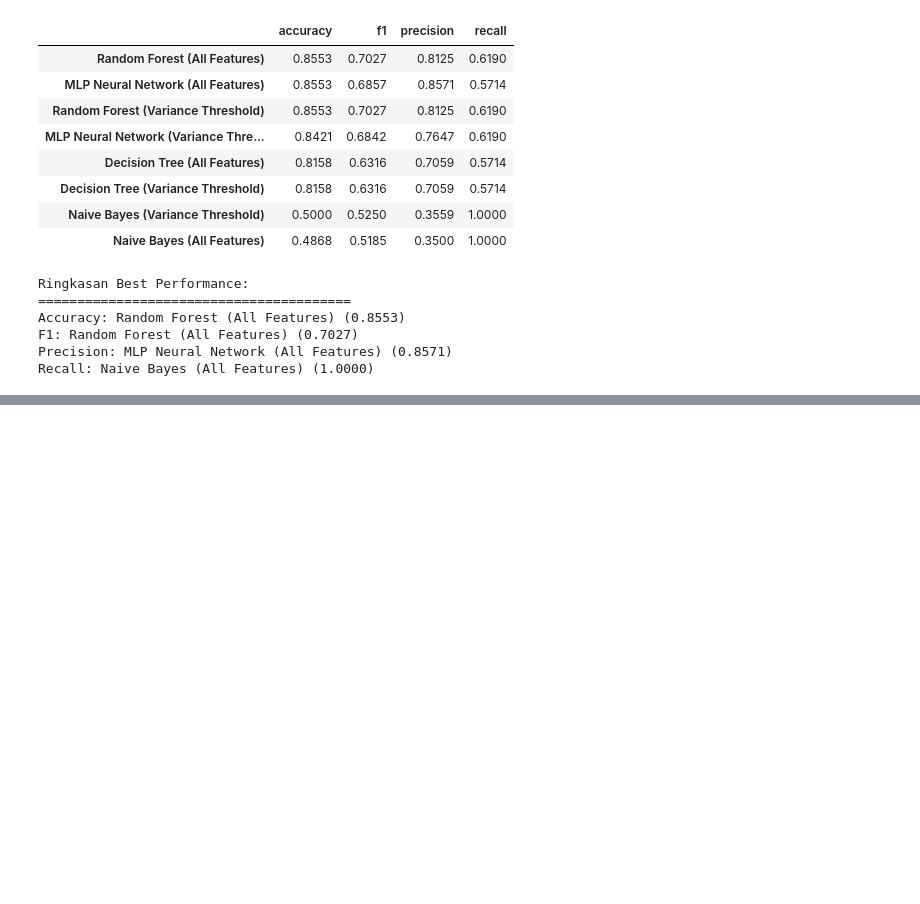
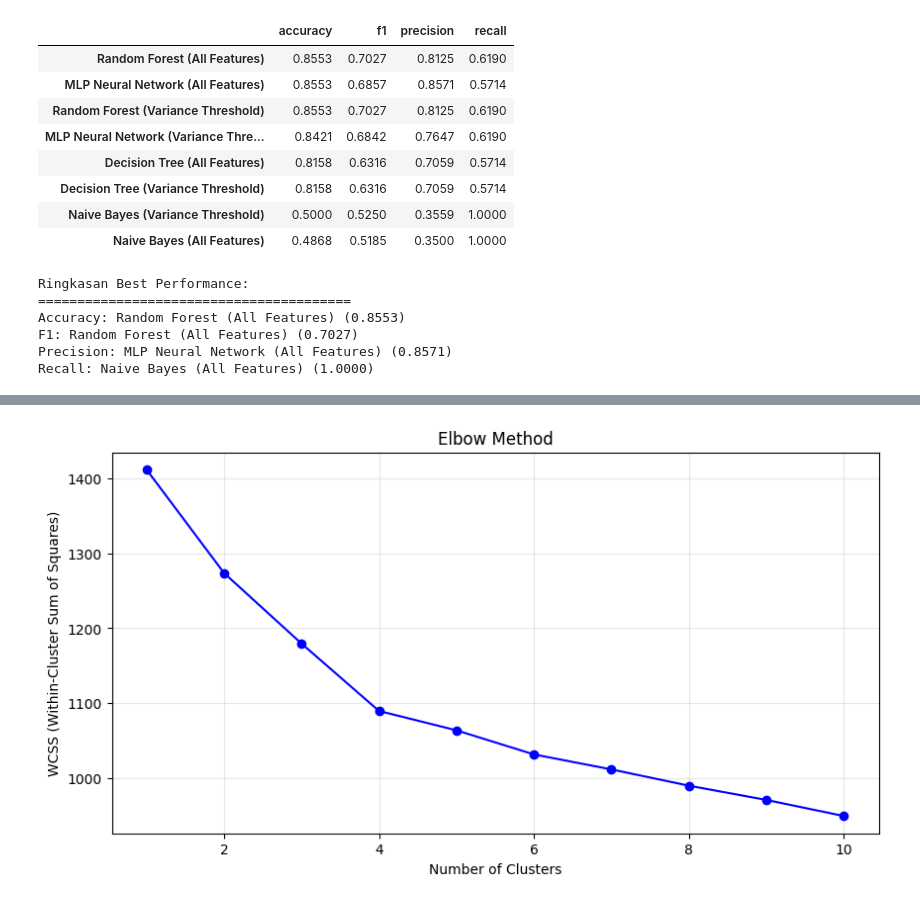
Before and after one commit to Ardavaa/matkul-machine_learning, a Jupyter notebook: 5_tugas_besar/main.ipynb, the cells around one changed output, grey strips where cells are left out. Drawn from its saved outputs; the diff is of its cells as text; code cells hidden in the pictures; blank space fills up the shorter version.

```diff
--- a/5_tugas_besar/main.ipynb
+++ b/5_tugas_besar/main.ipynb
@@ -884,0 +956,15 @@ Menariknya, variance threshold feature selection **tidak meningkatkan** performa
+# %%
+def show_elbow_method(X, max_clusters=10, random_state=42):
+    wcss = []
+    for i in range(1, max_clusters + 1):
+        kmeans = KMeans(n_clusters=i, random_state=random_state)
+        kmeans.fit(X)
+        wcss.append(kmeans.inertia(X))
+
+    plt.figure(figsize=(10, 5))
+    plt.plot(range(1, max_clusters + 1), wcss, marker='o', linestyle='-', color='b')
+    plt.title('Elbow Method')
+    plt.xlabel('Number of Clusters')
+    plt.ylabel('WCSS (Within-Cluster Sum of Squares)')
+    plt.grid(True, alpha=0.3)
+    plt.show()
@@ -884,0 +983,10 @@ Menariknya, variance threshold feature selection **tidak meningkatkan** performa
+# %%
+df_scaled = df.copy()
+
+scaler = MinMaxScaler()
+
+# fit dan transform data untuk di scaling pada kolom numerik
+df_scaled[num_cols] = scaler.fit_transform(df_scaled[num_cols])
+
+# preview data setelah di scaling
+df_scaled.head()
@@ -884,0 +1000,5 @@ Menariknya, variance threshold feature selection **tidak meningkatkan** performa
+# %%
+# melakukan elbow method untuk menentukan jumlah cluster
+show_elbow_method(df_scaled.to_numpy())
+# %% [output]
+[figure, added]
```
Also changed, not shown: parts of 15 cells of this notebook.
